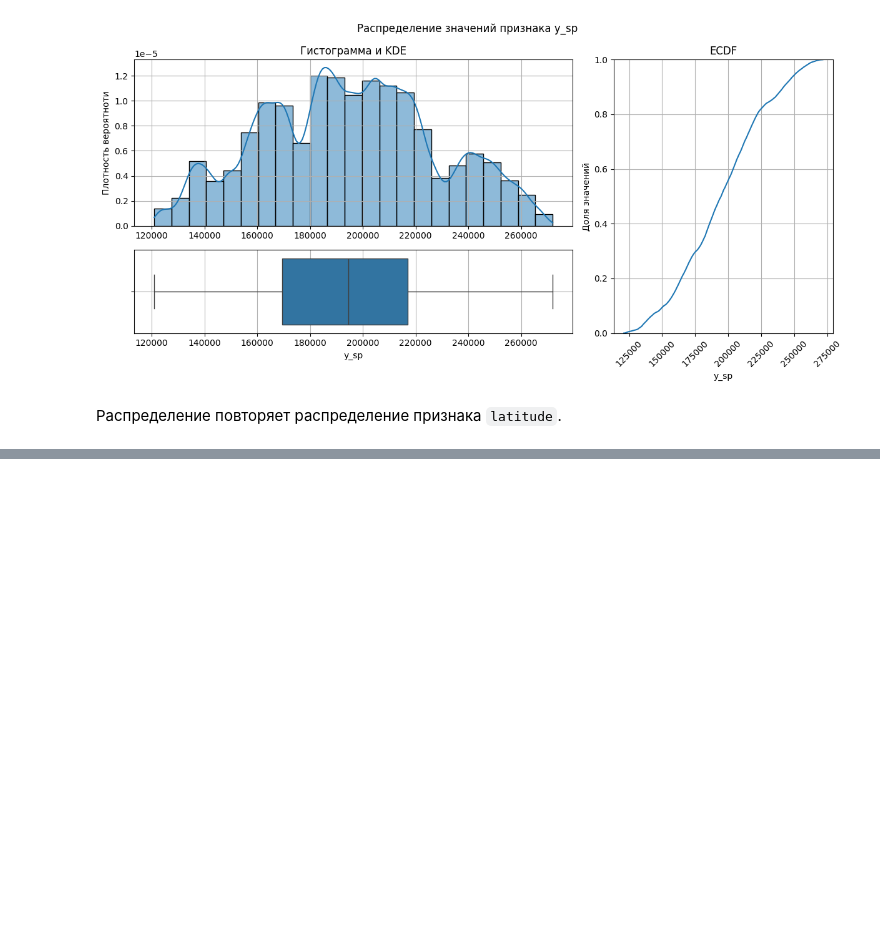
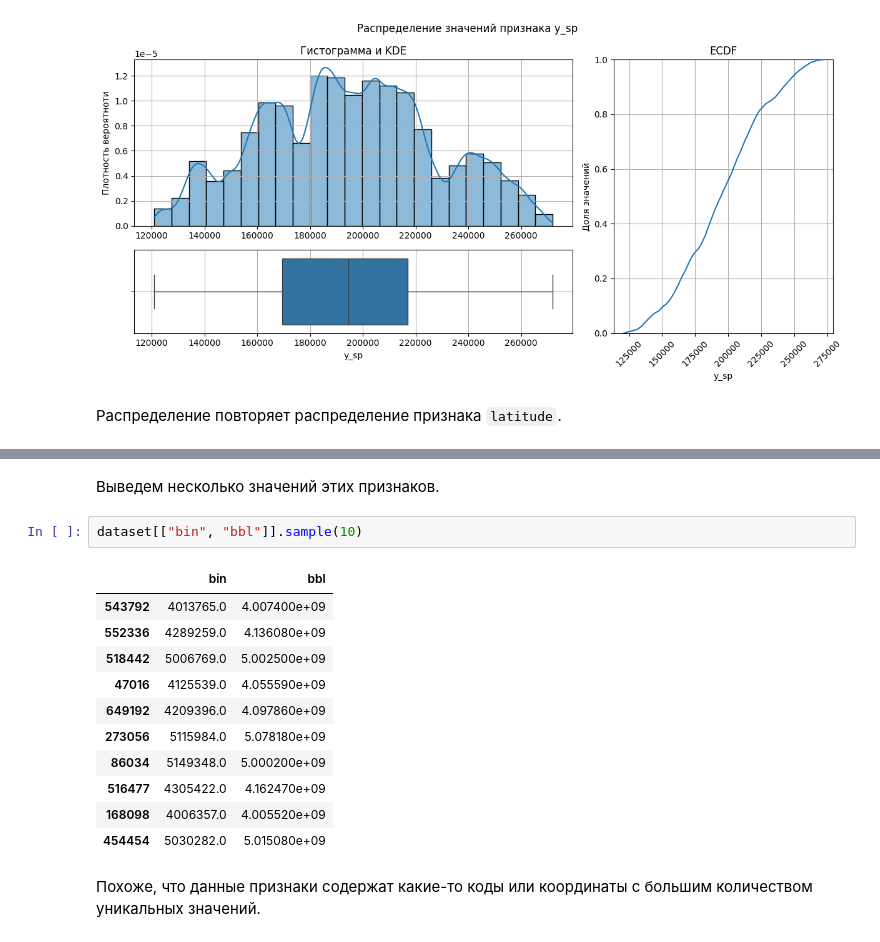
Before and after one commit to AlekseiBogachev/ny-tree-census, a Jupyter notebook: notebooks/exploratory/eda.ipynb, the cells around one changed output, grey strips where cells are left out. Saved outputs shown, nothing was run; the diff lists cells and outputs as text; blank space fills up the shorter version.

```diff
--- a/notebooks/exploratory/eda.ipynb
+++ b/notebooks/exploratory/eda.ipynb
@@ -576,0 +638,19 @@ explore_num_feature(data=dataset, column_name="y_sp")
+# %% [markdown]
+Выведем несколько значений этих признаков.
+# %%
+dataset[["bin", "bbl"]].sample(10)
+# %% [output]
+|  | bin | bbl |
+| 543792 | 4013765.0 | 4.007400e+09 |
+| 552336 | 4289259.0 | 4.136080e+09 |
+| 518442 | 5006769.0 | 5.002500e+09 |
+| 47016 | 4125539.0 | 4.055590e+09 |
+| 649192 | 4209396.0 | 4.097860e+09 |
+| 273056 | 5115984.0 | 5.078180e+09 |
+| 86034 | 5149348.0 | 5.000200e+09 |
+| 516477 | 4305422.0 | 4.162470e+09 |
+| 168098 | 4006357.0 | 4.005520e+09 |
+| 454454 | 5030282.0 | 5.015080e+09 |
+# %% [markdown]
+Похоже, что данные признаки содержат какие-то коды или координаты с большим
+количеством уникальных значений.
```
Also changed, not shown: parts of 9 cells of this notebook, 1 other file.
